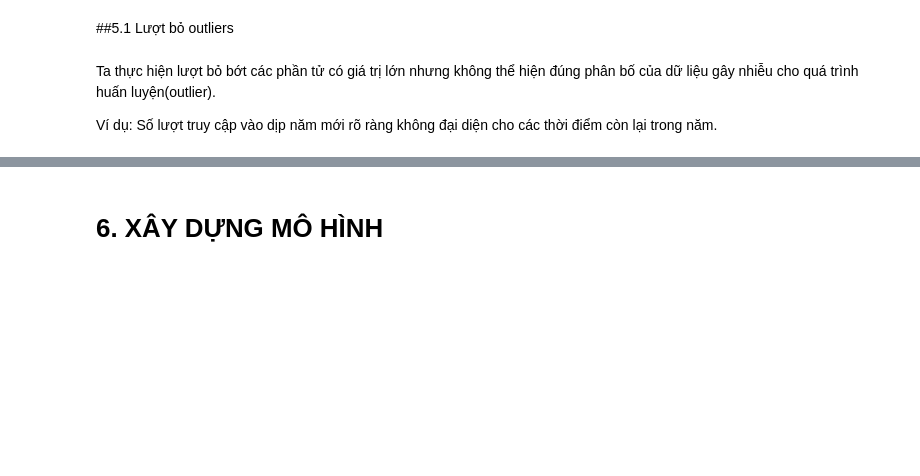
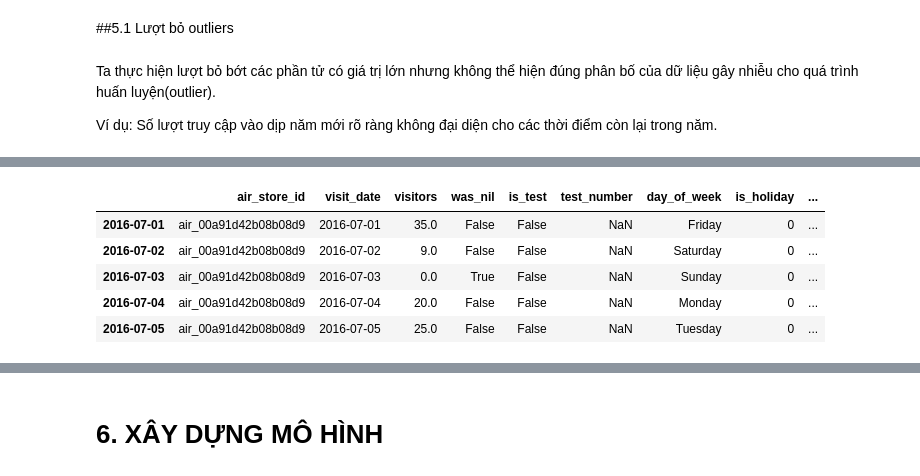
Before and after one commit to pdthuc/Project-Applied_Data_Science, a Jupyter notebook: Group12_Notebook.ipynb, the cells around one changed output, grey strips where cells are left out. Saved outputs shown, nothing was run; the diff lists cells and outputs as text; code cells hidden in the pictures; blank space fills up the shorter version.

```diff
--- a/Group12_Notebook.ipynb
+++ b/Group12_Notebook.ipynb
@@ -346,0 +359,3 @@ data.head()
+# %%
+data['is_weekend'] = data['day_of_week'].isin(['Saturday', 'Sunday']).astype(int)
+data['day_of_month'] = data['visit_date'].dt.day
@@ -346,0 +409,87 @@ data.head()
+# %%
+def extract_precedent_statistics(df, on, group_by):
+
+    df.index.name = None
+
+    df.sort_values(group_by + ['visit_date'], inplace=True)
+
+    groups = df.groupby(group_by, sort=False)
+
+    stats = {
+        'mean': [],
+        'median': [],
+        'std': [],
+        'count': [],
+        'max': [],
+        'min': []
+    }
+
+    exp_alphas = [0.1, 0.25, 0.3, 0.5, 0.75]
+    stats.update({'exp_{}_mean'.format(alpha): [] for alpha in exp_alphas})
+
+    for _, group in groups:
+
+        shift = group[on].shift()
+        roll = shift.rolling(window=len(group), min_periods=1)
+
+        stats['mean'].extend(roll.mean())
+        stats['median'].extend(roll.median())
+        stats['std'].extend(roll.std())
+        stats['count'].extend(roll.count())
+        stats['max'].extend(roll.max())
+        stats['min'].extend(roll.min())
+
+        for alpha in exp_alphas:
+            exp = shift.ewm(alpha=alpha, adjust=False)
+            stats['exp_{}_mean'.format(alpha)].extend(exp.mean())
+
+    suffix = '_&_'.join(group_by)
+
+    for stat_name, values in stats.items():
+        df['{}_{}_by_{}'.format(on, stat_name, suffix)] = values
+
+
+extract_precedent_statistics(
+    df=data,
+    on='visitors_capped',
+    group_by=['air_store_id', 'day_of_week']
+)
+
+extract_precedent_statistics(
+    df=data,
+    on='visitors_capped',
+    group_by=['air_store_id', 'is_weekend']
+)
+
+extract_precedent_statistics(
+    df=data,
+    on='visitors_capped',
+    group_by=['air_store_id']
+)
+
+extract_precedent_statistics(
+    df=data,
+    on='visitors_capped_log1p',
+    group_by=['air_store_id', 'day_of_week']
+)
+
+extract_precedent_statistics(
+    df=data,
+    on='visitors_capped_log1p',
+    group_by=['air_store_id', 'is_weekend']
+)
+
+extract_precedent_statistics(
+    df=data,
+    on='visitors_capped_log1p',
+    group_by=['air_store_id']
+)
+
+data.sort_values(['air_store_id', 'visit_date']).head()
+# %% [output]
+|  | air_store_id | visit_date | visitors | was_nil | is_test | test_number | day_of_week | is_holiday | ... |
+| 2016-07-01 | air_00a91d42b08b08d9 | 2016-07-01 | 35.0 | False | False | NaN | Friday | 0 | ... |
+| 2016-07-02 | air_00a91d42b08b08d9 | 2016-07-02 | 9.0 | False | False | NaN | Saturday | 0 | ... |
+| 2016-07-03 | air_00a91d42b08b08d9 | 2016-07-03 | 0.0 | True | False | NaN | Sunday | 0 | ... |
+| 2016-07-04 | air_00a91d42b08b08d9 | 2016-07-04 | 20.0 | False | False | NaN | Monday | 0 | ... |
+| 2016-07-05 | air_00a91d42b08b08d9 | 2016-07-05 | 25.0 | False | False | NaN | Tuesday | 0 | ... |
```
Also changed, not shown: parts of 11 cells of this notebook.
